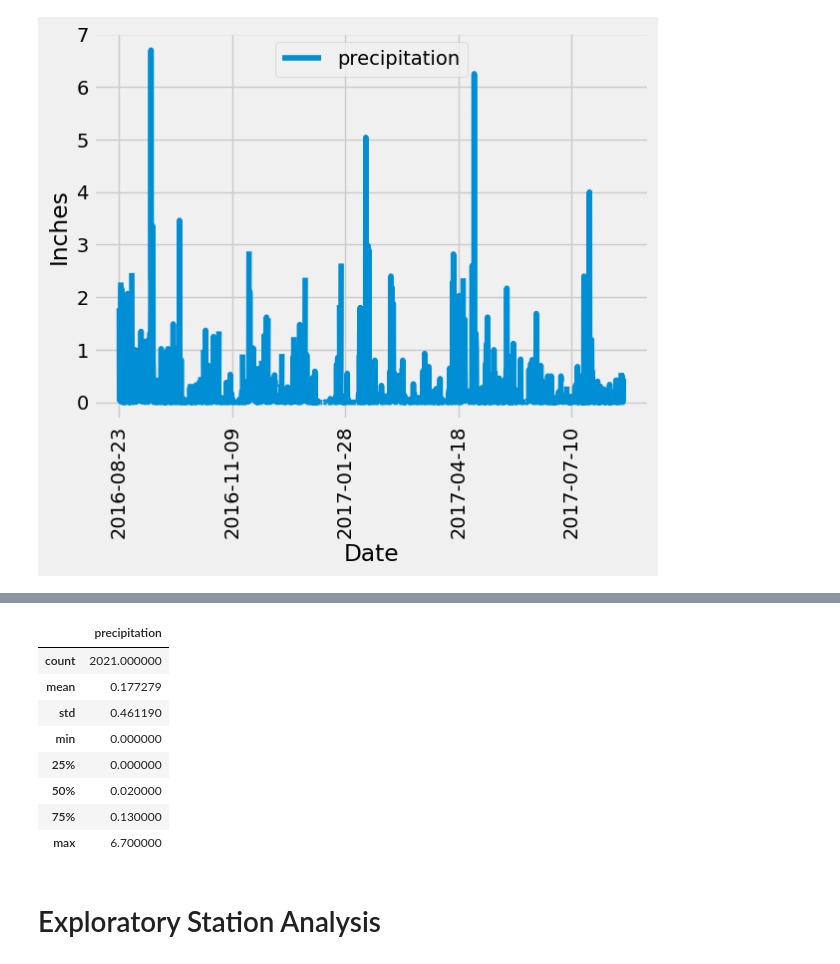
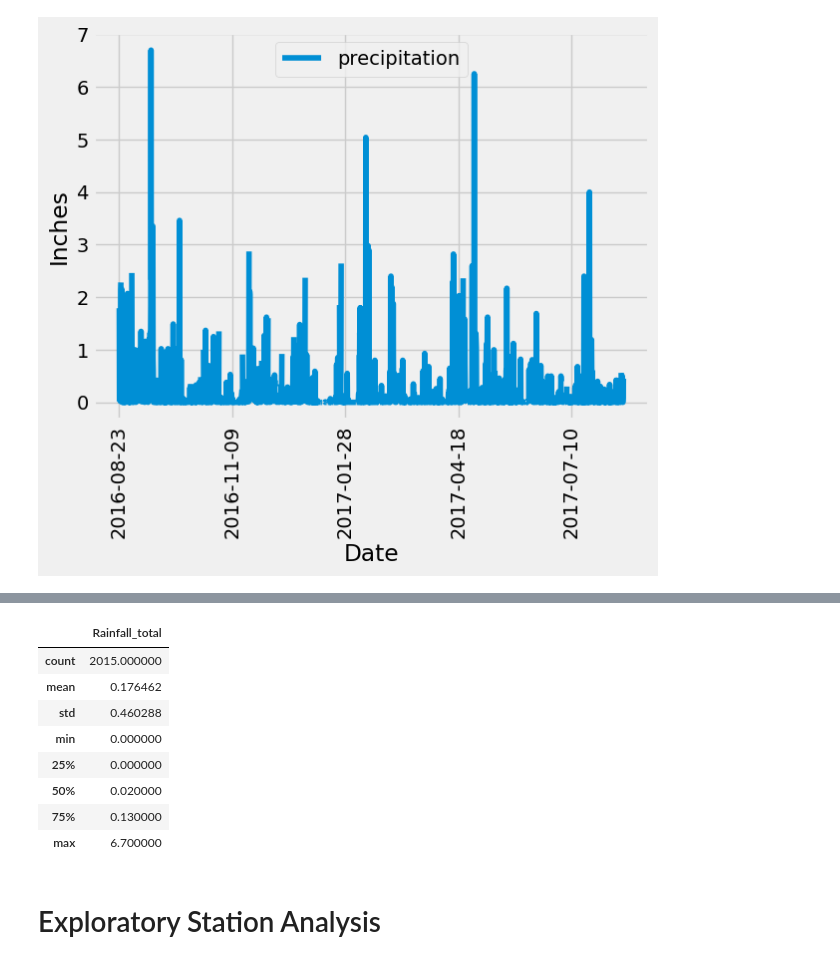
Before and after one commit to Evdawg/sqlalchemy-challenge, a Jupyter notebook: beach_day/climate_starter.ipynb, the cells around one changed output, grey strips where cells are left out. Saved outputs shown, nothing was run; the diff lists cells and outputs as text; code cells hidden in the pictures.

Commit message:
6/7/2023: Completed Precipitation Analysis. todo: Station Analysis.

```diff
--- a/beach_day/climate_starter.ipynb
+++ b/beach_day/climate_starter.ipynb
@@ -143,3 +92,19 @@ OperationalError: (sqlite3.OperationalError) near ".": syntax error
 # %% [output]
 Text(0, 0.5, 'Inches')
 [figure]
+# %%
+# query to get date and precipitiation scores:
+rainfall = select([Measurements.date, Measurements.prcp]).where(Measurements.date > year_prior)
+result = engine.execute(rainfall)
+# result.fetchall()
+# %%
+# feed the query along with a connection object to the pd.read_sql function:
+#   source: [4]
+conn = engine.connect()
+data_df = pd.read_sql(rainfall, conn)
+
+
+#set column names and sort by date:
+data_df.rename(columns= {'date': 'Date', 'prcp': 'Rainfall_total'}, inplace= True)
+data_df.sort_values(by= 'Date', ascending=True)
+data_df.head()
@@ -146,10 +136,11 @@ Text(0, 0.5, 'Inches')
 # %%
 # Use Pandas to calculate the summary statistics for the precipitation data
+data_df.describe()
 # %% [output]
-|  | precipitation |
-| count | 2021.000000 |
-| mean | 0.177279 |
-| std | 0.461190 |
+|  | Rainfall_total |
+| count | 2015.000000 |
+| mean | 0.176462 |
+| std | 0.460288 |
 | min | 0.000000 |
 | 25% | 0.000000 |
 | 50% | 0.020000 |
```
Also changed, not shown: parts of 6 cells of this notebook, 1 other file.
